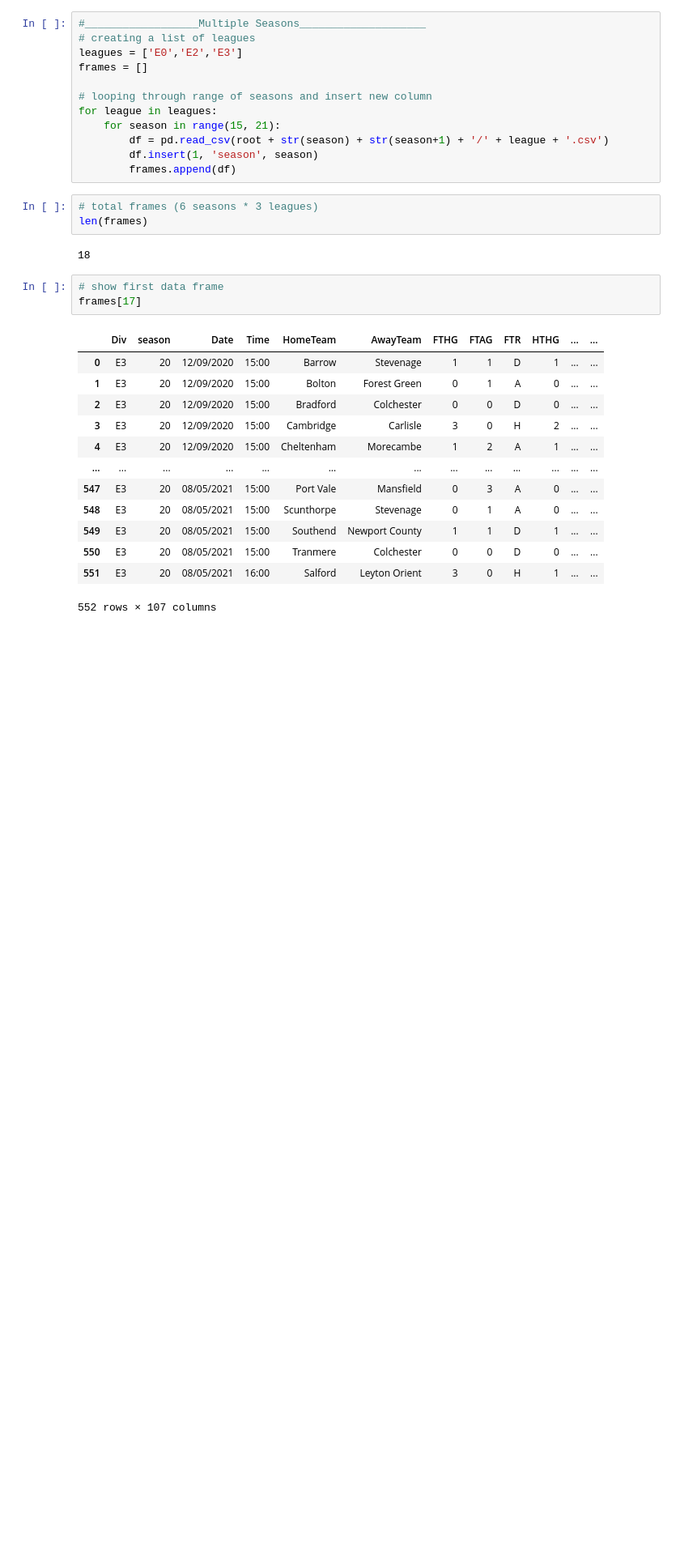
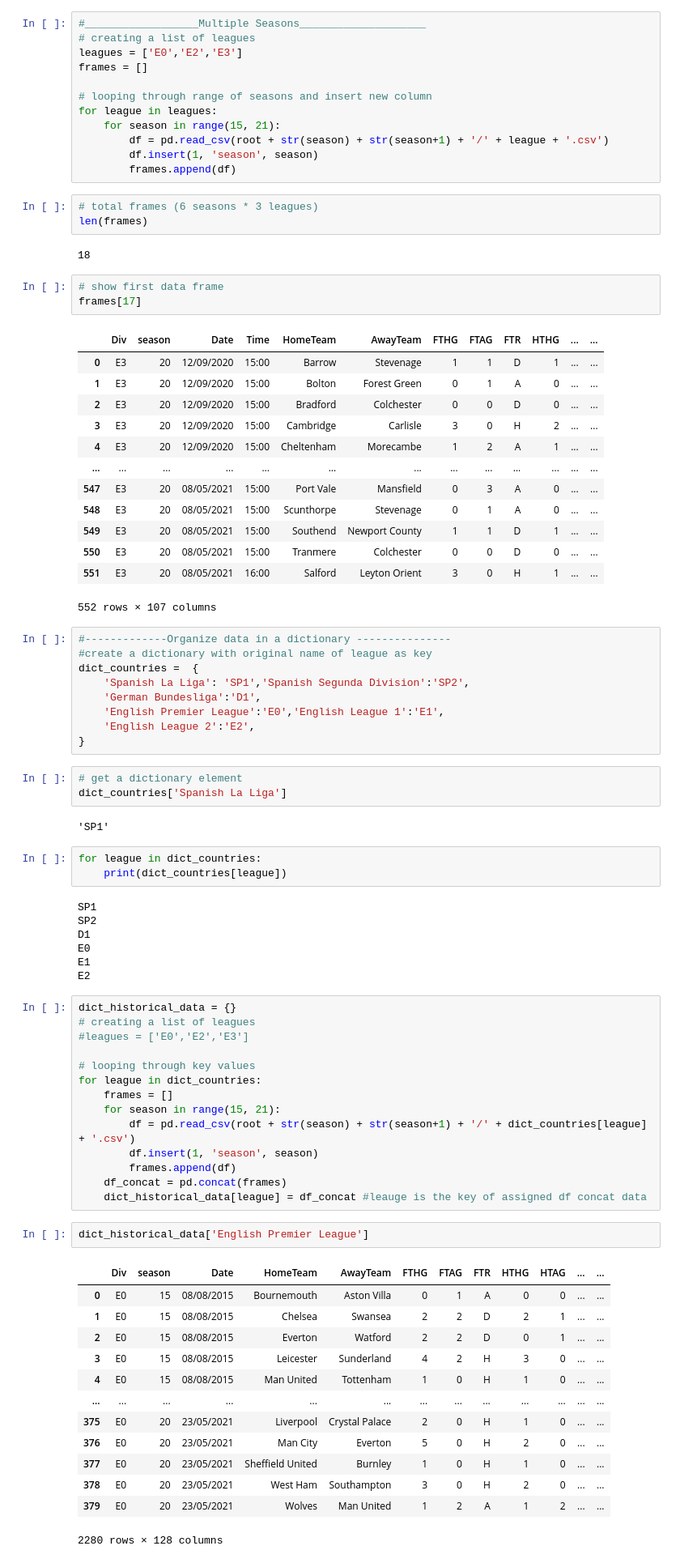
Before and after one commit to DiilaNa/Data_Science_with-Pandas, a Jupyter notebook: Project-1/Web_Scraping_with_Pandas.ipynb, the cells around one changed output. Shown: that part at 81% size. Saved outputs shown, nothing was run; the diff lists cells and outputs as text; blank space fills up the shorter version.

Commit message:
Organize data in a dictionary

```diff
--- a/Project-1/Web_Scraping_with_Pandas.ipynb
+++ b/Project-1/Web_Scraping_with_Pandas.ipynb
@@ -97,3 +98,57 @@ frames[17]
 | 550 | E3 | 20 | 08/05/2021 | 15:00 | Tranmere | Colchester | 0 | 0 | D | 0 | ... | ... |
 | 551 | E3 | 20 | 08/05/2021 | 16:00 | Salford | Leyton Orient | 3 | 0 | H | 1 | ... | ... |
 552 rows × 107 columns
+# %%
+#-------------Organize data in a dictionary ---------------
+#create a dictionary with original name of league as key
+dict_countries =  {
+    'Spanish La Liga': 'SP1','Spanish Segunda Division':'SP2',
+    'German Bundesliga':'D1',
+    'English Premier League':'E0','English League 1':'E1',
+    'English League 2':'E2',
+}
+# %%
+# get a dictionary element
+dict_countries['Spanish La Liga']
+# %% [output]
+'SP1'
+# %%
+for league in dict_countries:
+    print(dict_countries[league])
+# %% [output]
+SP1
+SP2
+D1
+E0
+E1
+E2
+# %%
+dict_historical_data = {}
+# creating a list of leagues
+#leagues = ['E0','E2','E3']
+
+# looping through key values
+for league in dict_countries:
+    frames = []
+    for season in range(15, 21):
+        df = pd.read_csv(root + str(season) + str(season+1) + '/' + dict_countries[league] + '.csv')
+        df.insert(1, 'season', season)
+        frames.append(df)
+    df_concat = pd.concat(frames)
+    dict_historical_data[league] = df_concat #leauge is the key of assigned df concat data
+# %%
+dict_historical_data['English Premier League']
+# %% [output]
+|  | Div | season | Date | HomeTeam | AwayTeam | FTHG | FTAG | FTR | HTHG | HTAG | ... | ... |
+| 0 | E0 | 15 | 08/08/2015 | Bournemouth | Aston Villa | 0 | 1 | A | 0 | 0 | ... | ... |
+| 1 | E0 | 15 | 08/08/2015 | Chelsea | Swansea | 2 | 2 | D | 2 | 1 | ... | ... |
+| 2 | E0 | 15 | 08/08/2015 | Everton | Watford | 2 | 2 | D | 0 | 1 | ... | ... |
+| 3 | E0 | 15 | 08/08/2015 | Leicester | Sunderland | 4 | 2 | H | 3 | 0 | ... | ... |
+| 4 | E0 | 15 | 08/08/2015 | Man United | Tottenham | 1 | 0 | H | 1 | 0 | ... | ... |
+| ... | ... | ... | ... | ... | ... | ... | ... | ... | ... | ... | ... | ... |
+| 375 | E0 | 20 | 23/05/2021 | Liverpool | Crystal Palace | 2 | 0 | H | 1 | 0 | ... | ... |
+| 376 | E0 | 20 | 23/05/2021 | Man City | Everton | 5 | 0 | H | 2 | 0 | ... | ... |
+| 377 | E0 | 20 | 23/05/2021 | Sheffield United | Burnley | 1 | 0 | H | 1 | 0 | ... | ... |
+| 378 | E0 | 20 | 23/05/2021 | West Ham | Southampton | 3 | 0 | H | 2 | 0 | ... | ... |
+| 379 | E0 | 20 | 23/05/2021 | Wolves | Man United | 1 | 2 | A | 1 | 2 | ... | ... |
+2280 rows × 128 columns
```
Also changed, not shown: parts of 1 cell of this notebook, 4 other files.
